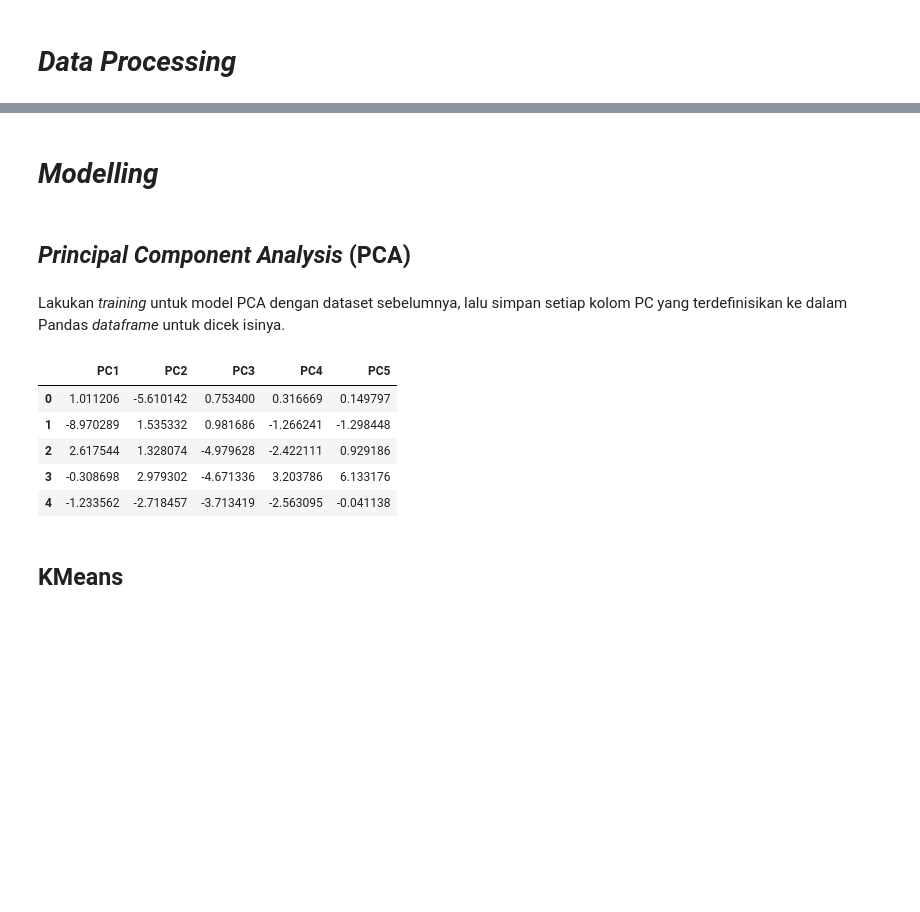
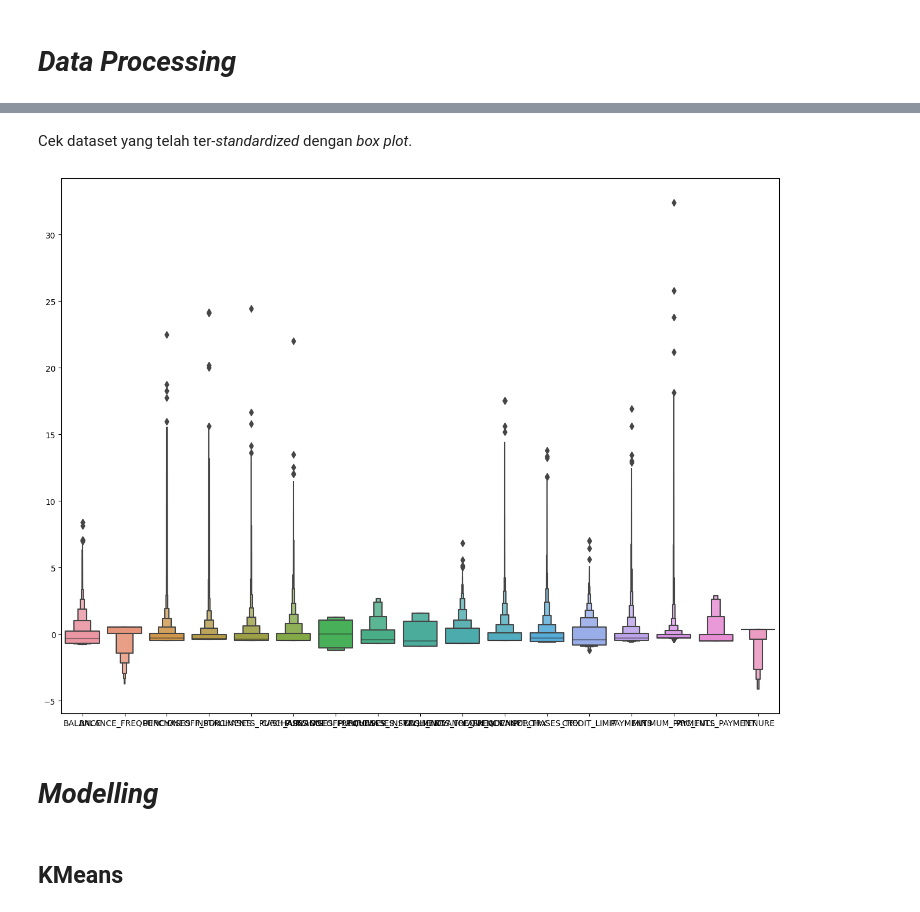
Before and after one commit to alxxtexxr/H8_3, a Jupyter notebook: PYTN_KampusMerdeka_fp4_Alim_Tegar_Wicaksono.ipynb, the cells around one changed output, grey strips where cells are left out. Drawn from its saved outputs; the diff is of its cells as text; code cells hidden in the pictures; blank space fills up the shorter version.

```diff
--- a/PYTN_KampusMerdeka_fp4_Alim_Tegar_Wicaksono.ipynb
+++ b/PYTN_KampusMerdeka_fp4_Alim_Tegar_Wicaksono.ipynb
@@ -217,21 +173,13 @@ dtype: float64
+# %% [markdown]
+Cek dataset yang telah ter-*standardized* dengan *box plot*.
+# %%
+plt.figure(figsize=(16,12))
+sns.boxenplot(X_scaled)
+plt.show()
+# %% [output]
+[figure, added]
 # %% [markdown]
 # *Modelling*
-# %% [markdown]
-## *Principal Component Analysis* (PCA)
-# %% [markdown]
-Lakukan *training* untuk model PCA dengan dataset sebelumnya, lalu simpan setiap kolom PC yang terdefinisikan ke dalam Pandas *dataframe* untuk dicek isinya.
-# %%
-pca = PCA(n_components=0.95)
-pc = pca.fit_transform(df)
-pc_df = pd.DataFrame(pc, columns=[f'PC{i}' for i in range(1, len(pc[0])+1)])
-pc_df.head()
-# %% [output]
-|  | PC1 | PC2 | PC3 | PC4 | PC5 |
-| 0 | 1.011206 | -5.610142 | 0.753400 | 0.316669 | 0.149797 |
-| 1 | -8.970289 | 1.535332 | 0.981686 | -1.266241 | -1.298448 |
-| 2 | 2.617544 | 1.328074 | -4.979628 | -2.422111 | 0.929186 |
-| 3 | -0.308698 | 2.979302 | -4.671336 | 3.203786 | 6.133176 |
-| 4 | -1.233562 | -2.718457 | -3.713419 | -2.563095 | -0.041138 |
 # %% [markdown]
 ## KMeans
 # %% [markdown]
```
Also changed, not shown: parts of 32 cells of this notebook, 6 other files.
